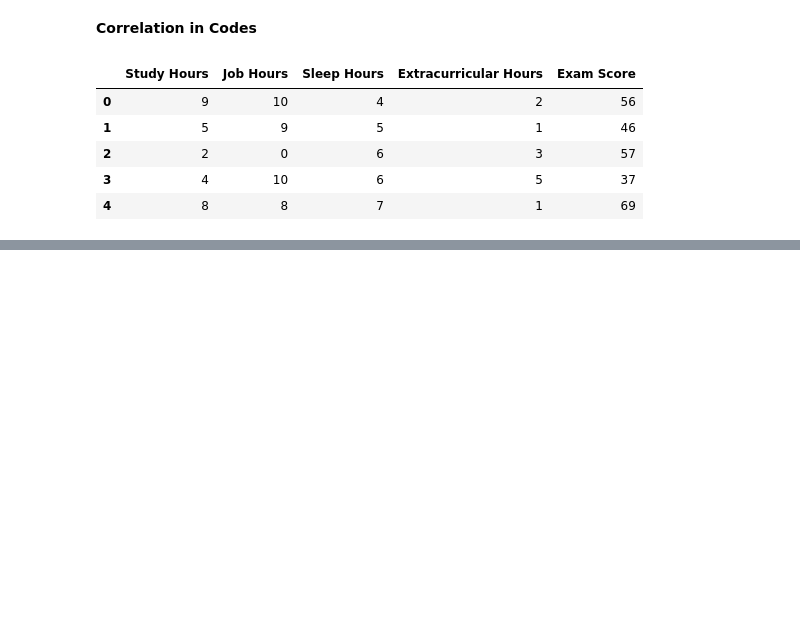
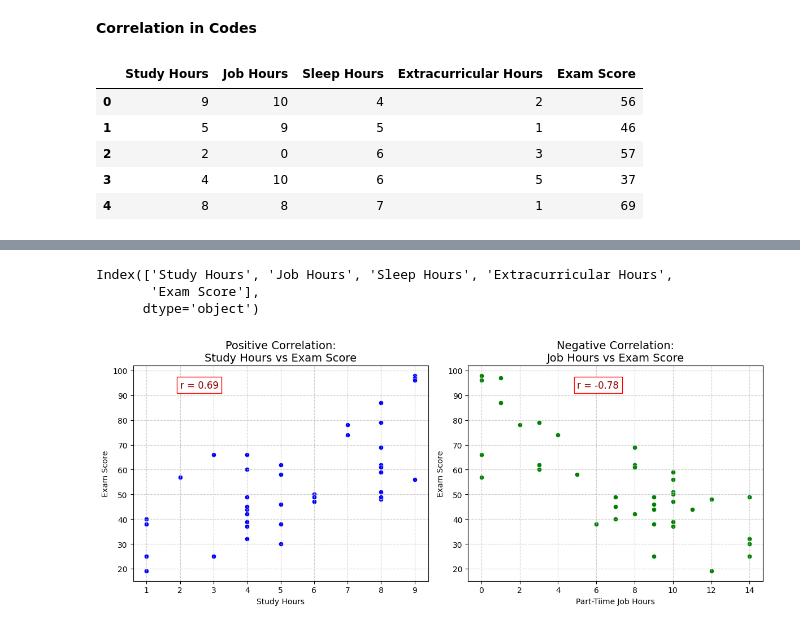
Before and after one commit to hassanmajaro/ai_engineering, a Jupyter notebook: module_2/week10/correlation.ipynb, the cells around one changed output, grey strips where cells are left out. Cells and saved outputs as stored; diff of their text form; code cells hidden in the pictures; blank space fills up the shorter version.

```diff
--- a/module_2/week10/correlation.ipynb
+++ b/module_2/week10/correlation.ipynb
@@ -148,0 +161,6 @@ data.head()
+# %%
+data.columns
+# %% [output]
+Index(['Study Hours', 'Job Hours', 'Sleep Hours', 'Extracurricular Hours',
+       'Exam Score'],
+      dtype='object')
@@ -148,0 +169,36 @@ data.head()
+# %%
+#compute correlation matrix first (this defines 'corr')
+corr = data[['Study Hours', 'Job Hours', 'Exam Score']].corr()
+
+# plot: positive and negative examples
+
+plt.figure(figsize = (12, 5))
+
+# positive correlation: study vs score
+plt.subplot(1, 2, 1)
+sns.scatterplot(x = 'Study Hours', y = 'Exam Score', data = data, color = 'blue')
+plt.title("Positive Correlation:\nStudy Hours vs Exam Score", fontsize = 14)
+plt.xlabel("Study Hours")
+plt.ylabel("Exam Score")
+plt.text(2, max(data['Exam Score'])-5,
+         f"r = {corr.loc['Study Hours', 'Exam Score']:.2f}",
+         fontsize = 12, color = "darkred",
+         bbox = dict(facecolor = 'white', edgecolor = 'red'))
+plt.grid(True, linestyle = "--", alpha = 0.6)
+
+# negative correlation: job vs score
+plt.subplot(1, 2, 2)
+sns.scatterplot(x = 'Job Hours', y = 'Exam Score', data = data, color = 'green')
+plt.title("Negative Correlation:\nJob Hours vs Exam Score", fontsize = 14)
+plt.xlabel("Part-Tiime Job Hours")
+plt.ylabel("Exam Score")
+plt.text(5, max(data['Exam Score'])-5,
+         f"r = {corr.loc['Job Hours', 'Exam Score']:.2f}",  #fixed here
+         fontsize = 12, color = "darkred",
+         bbox = dict(facecolor = 'white', edgecolor = 'red'))
+plt.grid(True, linestyle = "--", alpha = 0.6)
+
+plt.tight_layout()
+plt.show()
+# %% [output]
+[figure, added]
```
Also changed, not shown: parts of 40 cells of this notebook, 1 other file.
